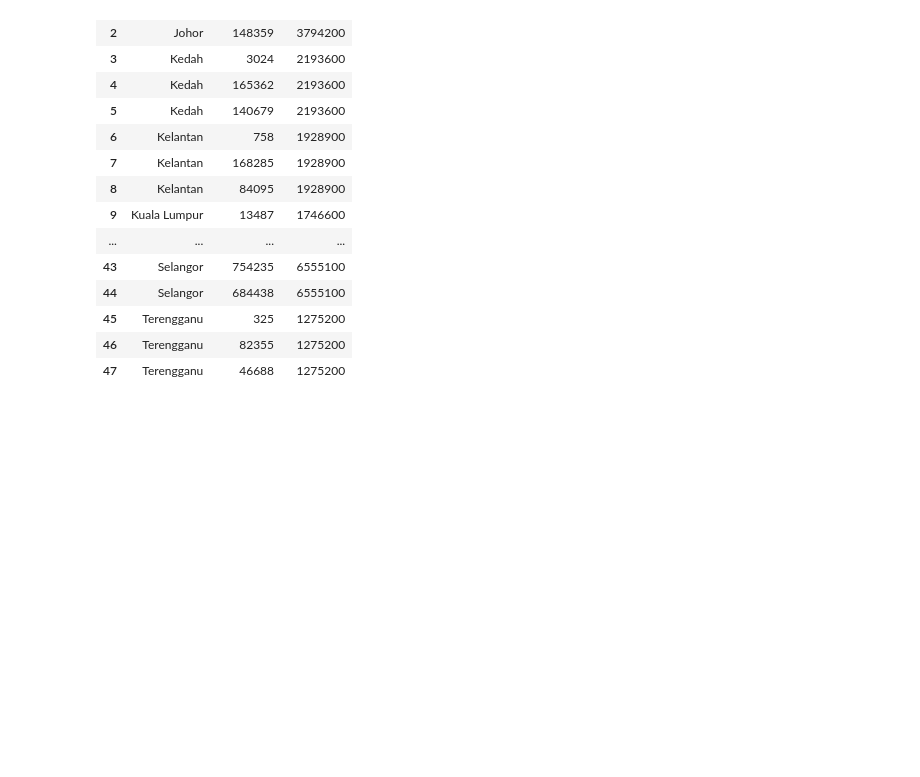
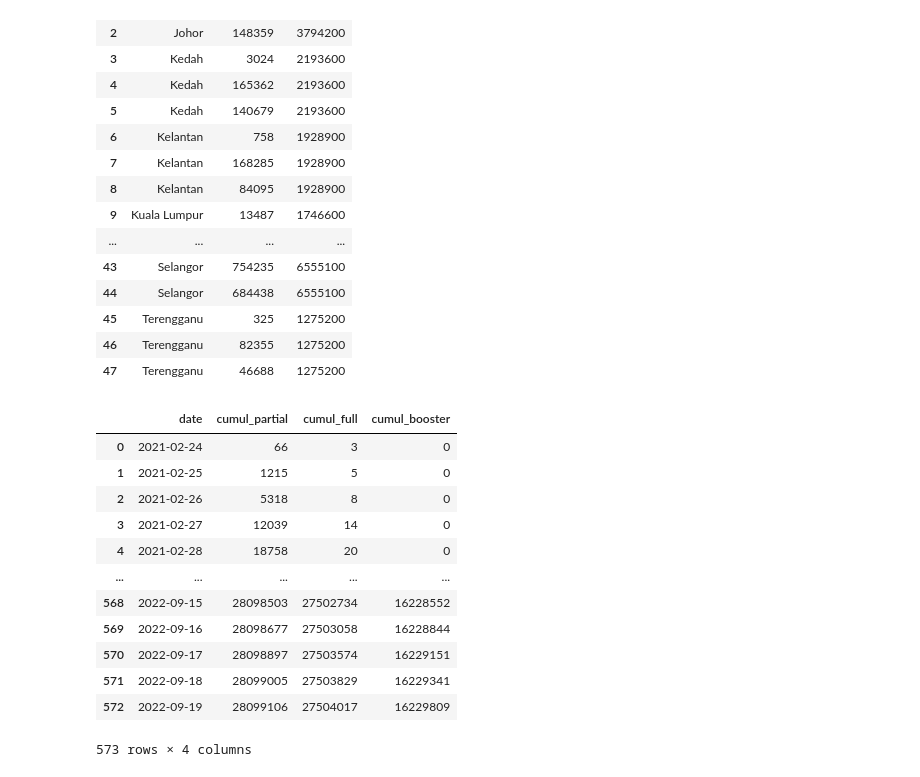
Before and after one commit to acha0094/FIT3179-Assignment, a Jupyter notebook: data_processing.ipynb, the cells around one changed output. Drawn from its saved outputs; the diff is of its cells as text; code cells hidden in the pictures; blank space fills up the shorter version.

```diff
--- a/data_processing.ipynb
+++ b/data_processing.ipynb
@@ -128,0 +127,17 @@ df.to_csv('data/epidemic/tempstate.csv')
+# %%
+df = pd.read_csv('data/vaccination/vax_state_cleaned.csv')
+df
+# %% [output]
+|  | date | cumul_partial | cumul_full | cumul_booster |
+| 0 | 2021-02-24 | 66 | 3 | 0 |
+| 1 | 2021-02-25 | 1215 | 5 | 0 |
+| 2 | 2021-02-26 | 5318 | 8 | 0 |
+| 3 | 2021-02-27 | 12039 | 14 | 0 |
+| 4 | 2021-02-28 | 18758 | 20 | 0 |
+| ... | ... | ... | ... | ... |
+| 568 | 2022-09-15 | 28098503 | 27502734 | 16228552 |
+| 569 | 2022-09-16 | 28098677 | 27503058 | 16228844 |
+| 570 | 2022-09-17 | 28098897 | 27503574 | 16229151 |
+| 571 | 2022-09-18 | 28099005 | 27503829 | 16229341 |
+| 572 | 2022-09-19 | 28099106 | 27504017 | 16229809 |
+573 rows × 4 columns
```
Also changed, not shown: parts of 2 cells of this notebook, 1 other file.
